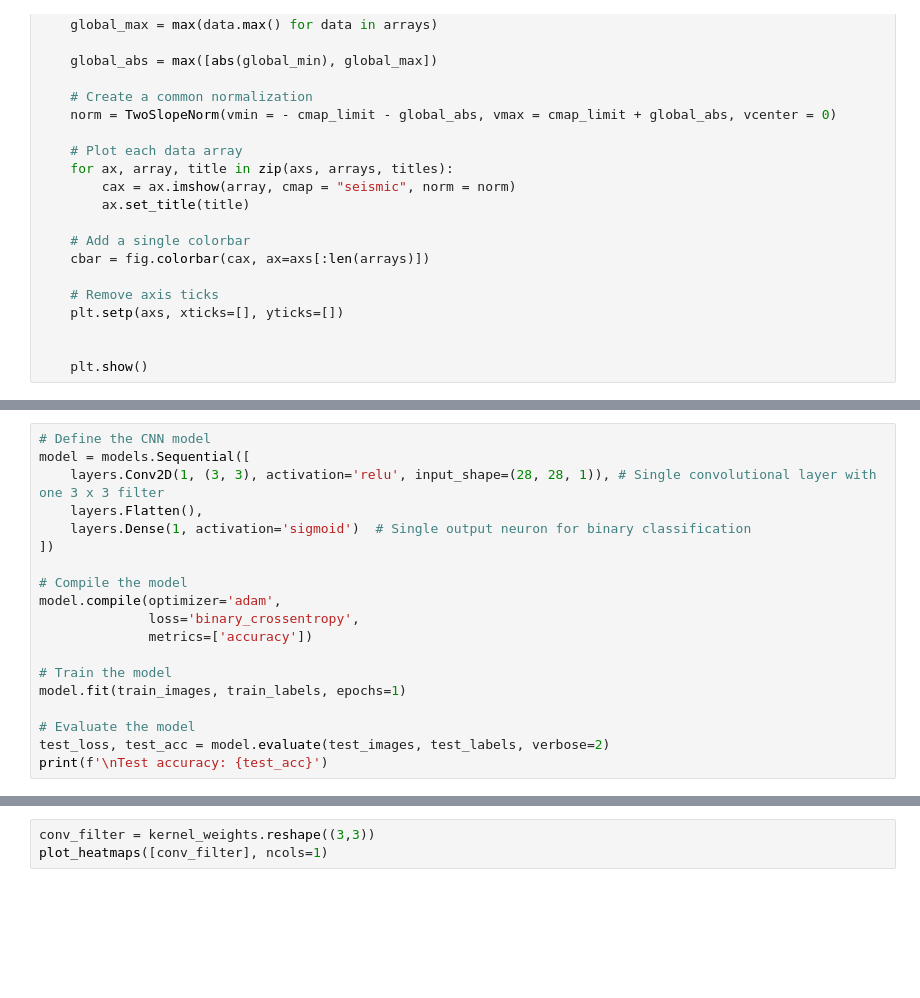
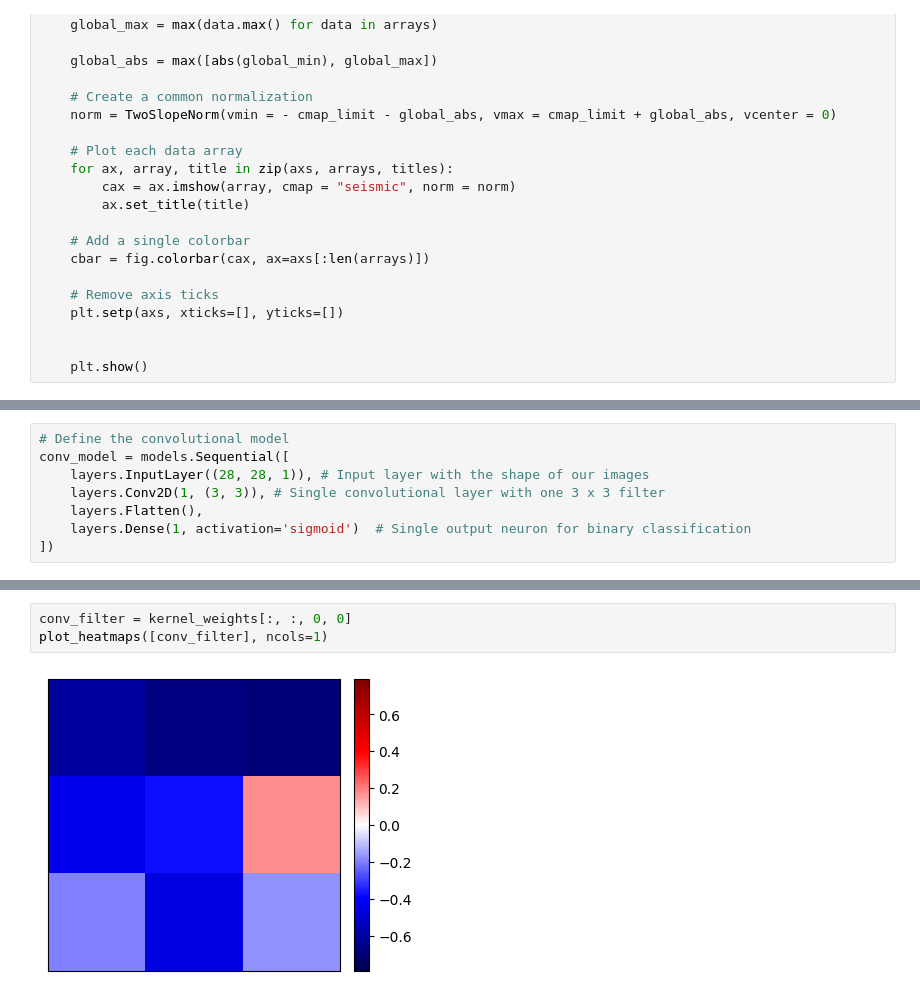
Before and after one commit to dtuleva/Images_and_Convolutions, a Jupyter notebook: Images_and_Convolutions_part_2_CNNs.ipynb, the cells around one changed output, grey strips where cells are left out. Drawn from its saved outputs; the diff is of its cells as text; blank space fills up the shorter version.

```diff
--- a/Images_and_Convolutions_part_2_CNNs.ipynb
+++ b/Images_and_Convolutions_part_2_CNNs.ipynb
@@ -175,19 +182,8 @@ Error:
 # %%
-# Define the CNN model
-model = models.Sequential([
-    layers.Conv2D(1, (3, 3), activation='relu', input_shape=(28, 28, 1)), # Single convolutional layer with one 3 x 3 filter
+# Define the convolutional model
+conv_model = models.Sequential([
+    layers.InputLayer((28, 28, 1)), # Input layer with the shape of our images
+    layers.Conv2D(1, (3, 3)), # Single convolutional layer with one 3 x 3 filter
     layers.Flatten(),
     layers.Dense(1, activation='sigmoid')  # Single output neuron for binary classification
 ])
-
-# Compile the model
-model.compile(optimizer='adam',
-              loss='binary_crossentropy',
-              metrics=['accuracy'])
-
-# Train the model
-model.fit(train_images, train_labels, epochs=1)
-
-# Evaluate the model
-test_loss, test_acc = model.evaluate(test_images, test_labels, verbose=2)
-print(f'\nTest accuracy: {test_acc}')
@@ -213,4 +270,6 @@ NameError: name 'model' is not defined
 # %%
-conv_filter = kernel_weights.reshape((3,3))
+conv_filter = kernel_weights[:, :, 0, 0]
 plot_heatmaps([conv_filter], ncols=1)
+# %% [output]
+[figure, added]
 # %%
```
Also changed, not shown: parts of 36 cells of this notebook.
